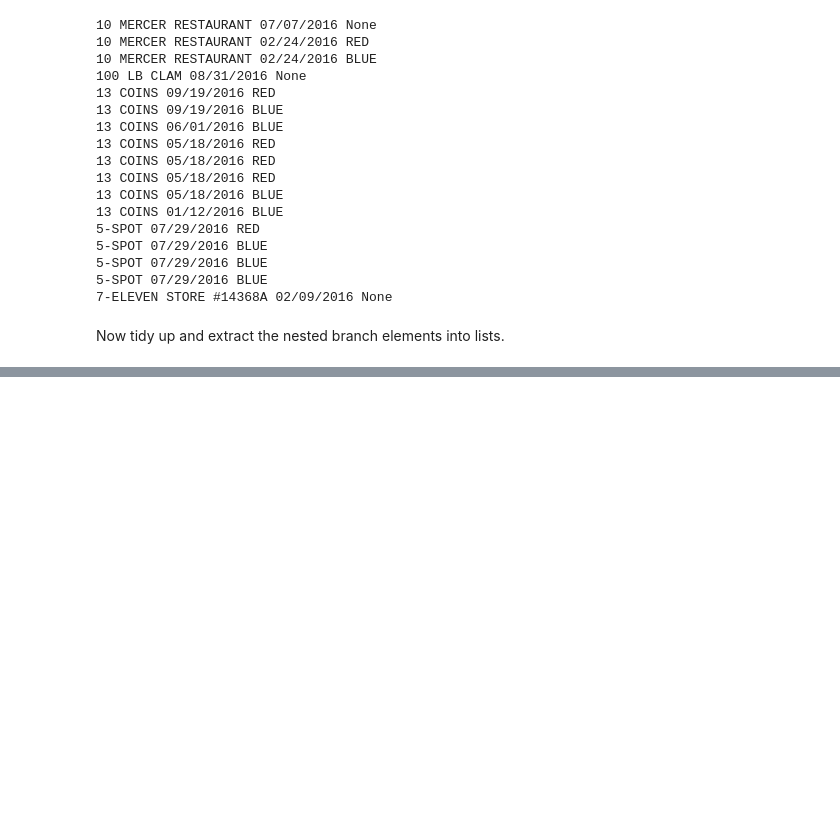
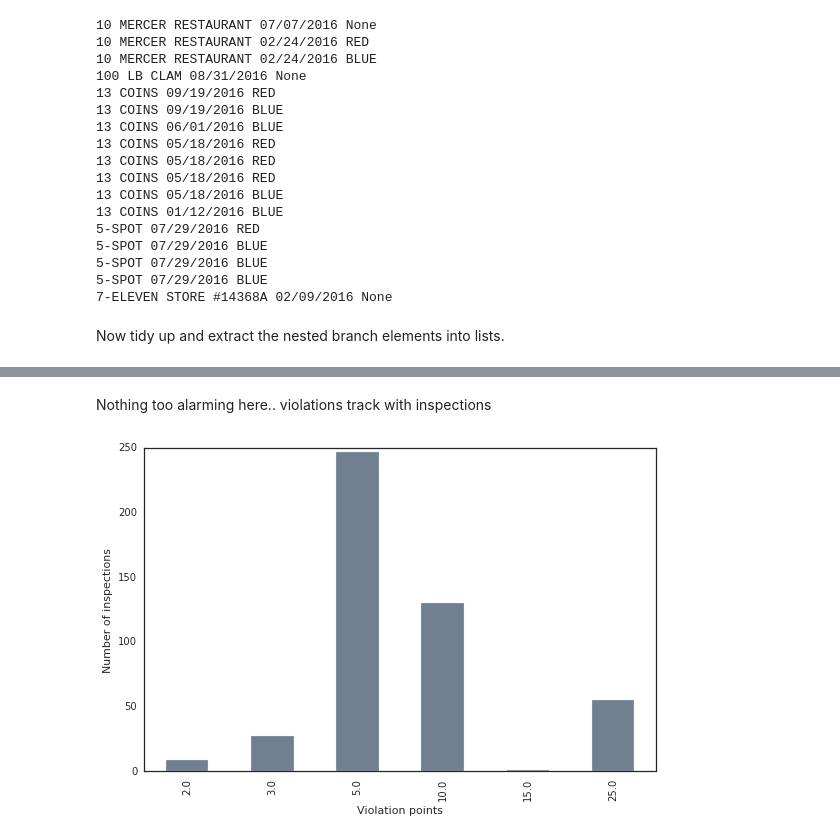
Before and after one commit to hbergen/restaurant-inspections, a Jupyter notebook: Exploring the XML.ipynb, the cells around one changed output, grey strips where cells are left out. Drawn from its saved outputs; the diff is of its cells as text; code cells hidden in the pictures; blank space fills up the shorter version.

```diff
--- a/Exploring the XML.ipynb
+++ b/Exploring the XML.ipynb
@@ -286,0 +366,9 @@ df.head(5)
+# %% [markdown]
+Nothing too alarming here.. violations track with inspections
+# %%
+df.groupby('violation_points')['inspection_score'].count().plot(kind='bar', color='slategray')
+plt.xlabel('Violation points')
+plt.ylabel('Number of inspections')
+plt.tight_layout()
+# %% [output]
+[figure, added]
```
Also changed, not shown: parts of 22 cells of this notebook, 1 other file.
